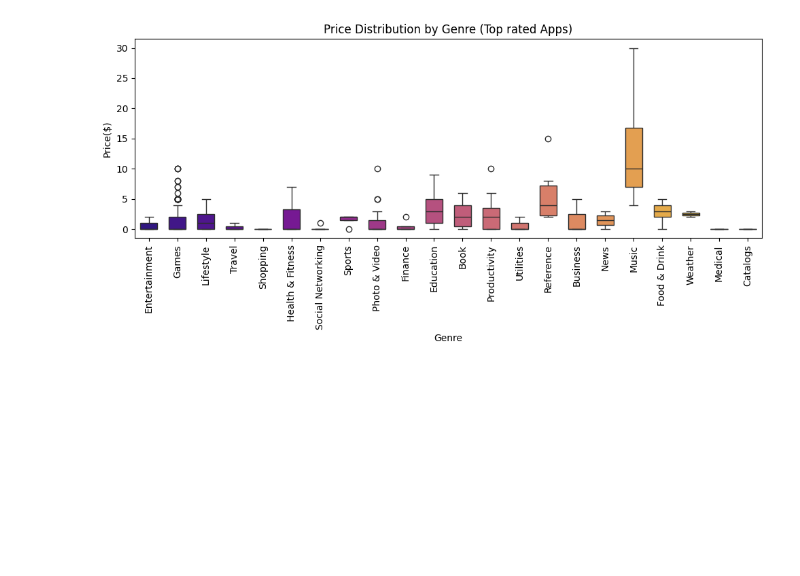
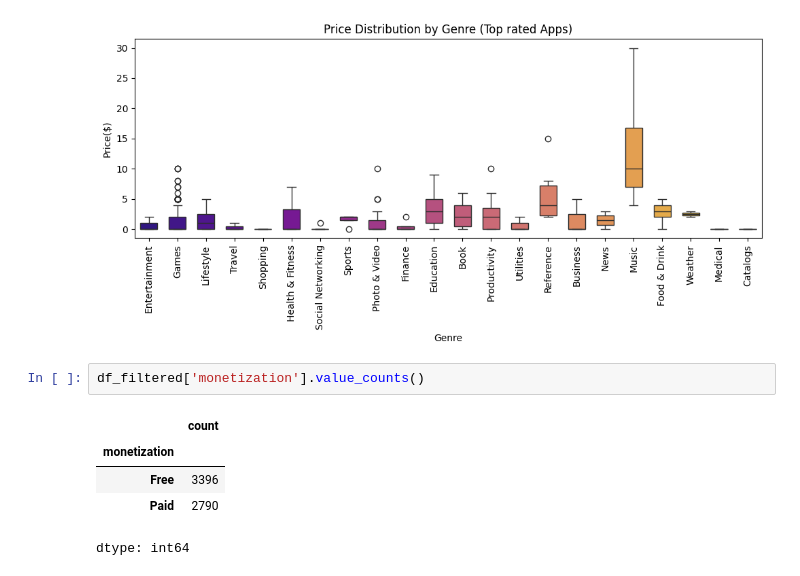
Before and after one commit to jeevithavijaykumar/Exploratory_data_analysis_using_pandas, a Jupyter notebook: AppleStore.ipynb, the cells around one changed output. Drawn from its saved outputs; the diff is of its cells as text; blank space fills up the shorter version.

```diff
--- a/AppleStore.ipynb
+++ b/AppleStore.ipynb
@@ -241,3 +259,11 @@ plt.tight_layout()
 plt.show()
 # %% [output]
 [figure]
+# %%
+df_filtered['monetization'].value_counts()
+# %% [output]
+|  | count |
+| monetization |  |
+| Free | 3396 |
+| Paid | 2790 |
+dtype: int64
```
Also changed, not shown: parts of 4 cells of this notebook.
